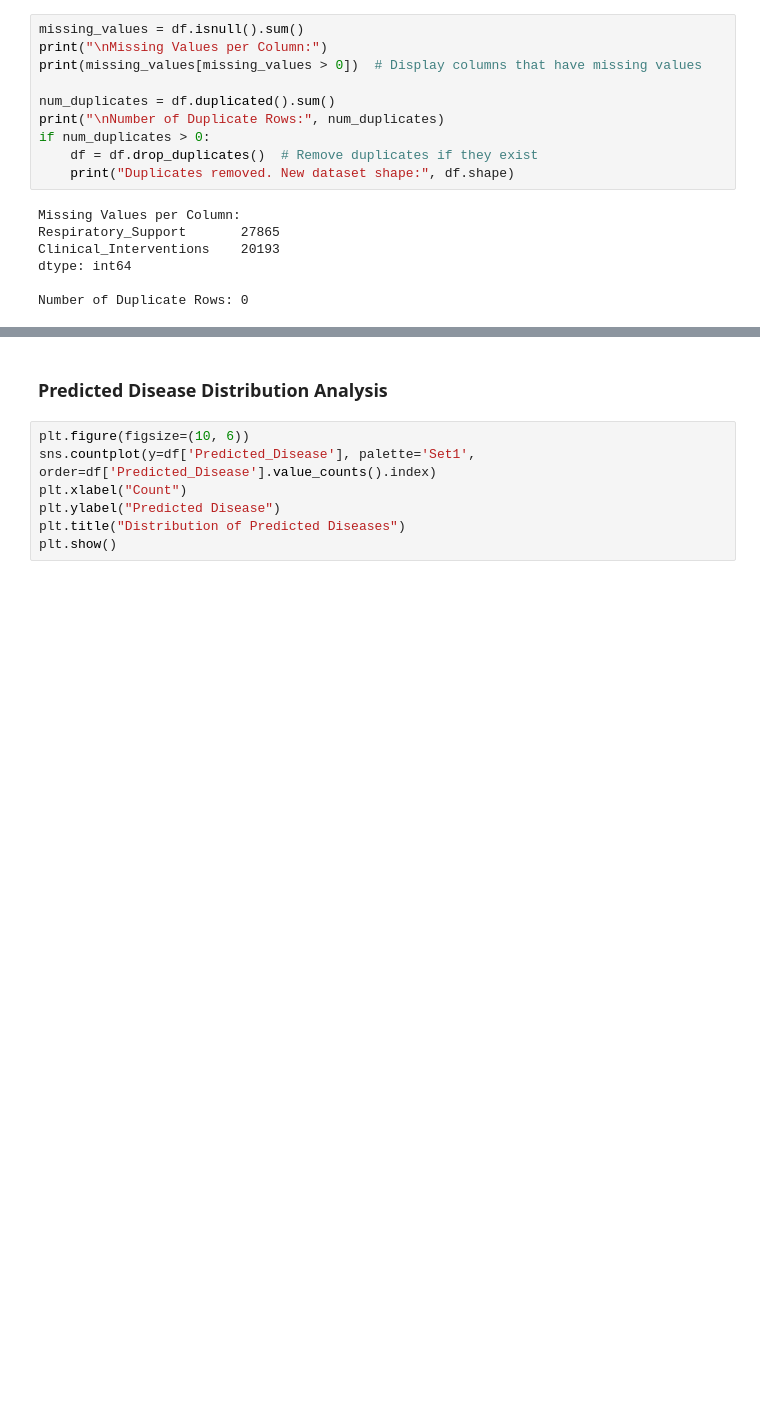
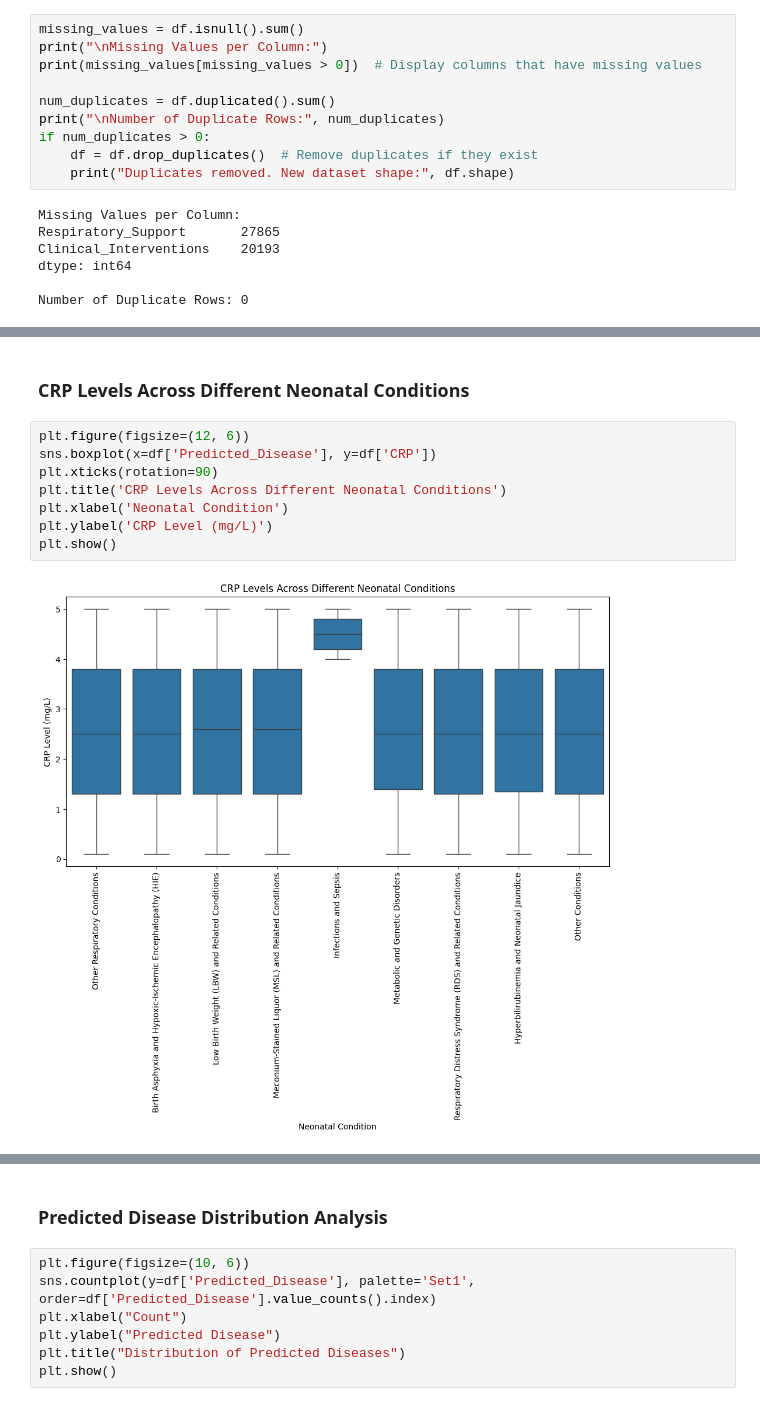
Before and after one commit to Purvang2803/Neonatal-Health-Prediction-using-Machine-Learning-, a Jupyter notebook: new_code_toady.ipynb, the cells around one changed output, grey strips where cells are left out. Cells and saved outputs as stored; diff of their text form; blank space fills up the shorter version.

```diff
--- a/new_code_toady.ipynb
+++ b/new_code_toady.ipynb
@@ -141,0 +165,12 @@ Number of Duplicate Rows: 0
+# %% [markdown]
+### **CRP Levels Across Different Neonatal Conditions**
+# %%
+plt.figure(figsize=(12, 6))
+sns.boxplot(x=df['Predicted_Disease'], y=df['CRP'])
+plt.xticks(rotation=90)
+plt.title('CRP Levels Across Different Neonatal Conditions')
+plt.xlabel('Neonatal Condition')
+plt.ylabel('CRP Level (mg/L)')
+plt.show()
+# %% [output]
+[figure, added]
```
Also changed, not shown: parts of 22 cells of this notebook.
